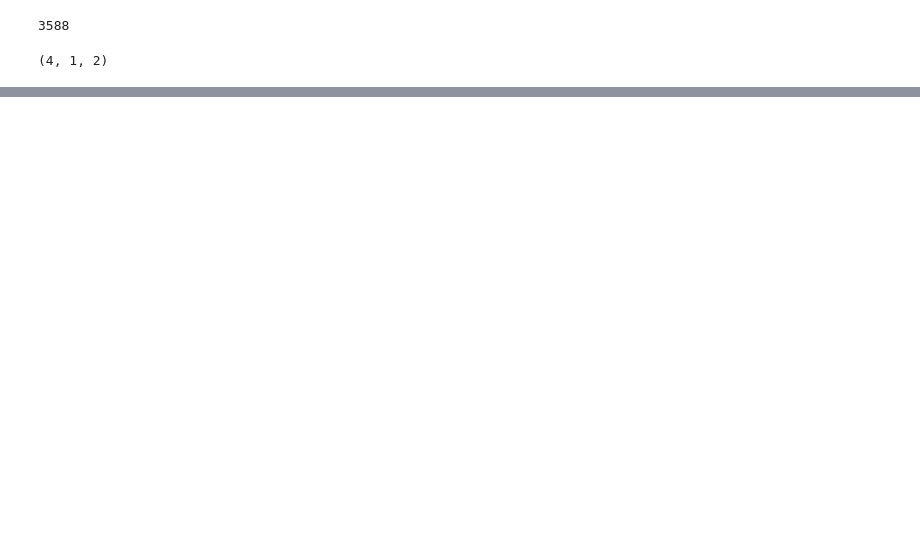
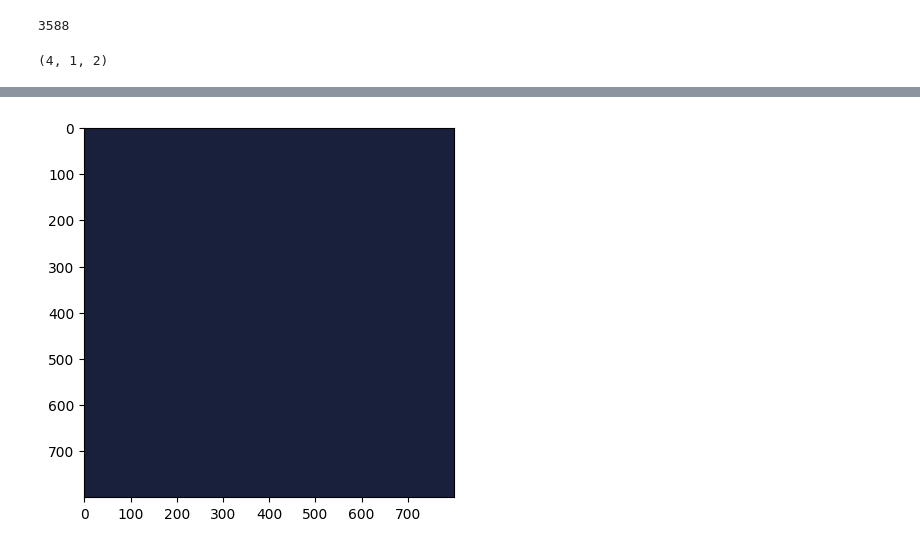
Before and after one commit to UjjwalSilwal/Cam-Scanner-project, a Jupyter notebook: Cam Scanner.ipynb, the cells around one changed output, grey strips where cells are left out. Drawn from its saved outputs; the diff is of its cells as text; code cells hidden in the pictures; blank space fills up the shorter version.

```diff
--- a/Cam Scanner.ipynb
+++ b/Cam Scanner.ipynb
@@ -94,3 +94,25 @@ for c in contours :
 print(target.shape)
 # %% [output]
 (4, 1, 2)
+# %%
+## reorder target contor
+
+def reorder(h):
+    h = h.reshape((4, 2))
+    print(h)
+
+    hnew = np.zeros((4, 2), dtype=np.float32)
+
+    add = h.sum(axis=1)
+    hnew[3] = h[np.argmax(add)]
+    hnew[1] = h[np.argmax(add)]
+
+    diff = np.diff(h, axis=1)
+    hnew[0] = h[np.argmax(diff)]
+    hnew[2] = h[np.argmax(diff)]
+
+    return hnew
+# %%
+reorder = reorder(target)
+print("*************")
+print(reorder)
@@ -96,0 +129,15 @@ print(target.shape)
+# %%
+## project to a fixed screen
+
+input_representation = reorder
+
+output_map = np.float32([[0,0],[800,0],[800,800],[0,800]])
+# %%
+M = cv2.getPerspectiveTransform(input_representation, output_map)
+
+ans = cv2.warpPerspective(originalimg, M, (800, 800))
+# %%
+plt.imshow(ans)
+plt.show()
+# %% [output]
+[figure, added]
```
Also changed, not shown: parts of 2 cells of this notebook.
